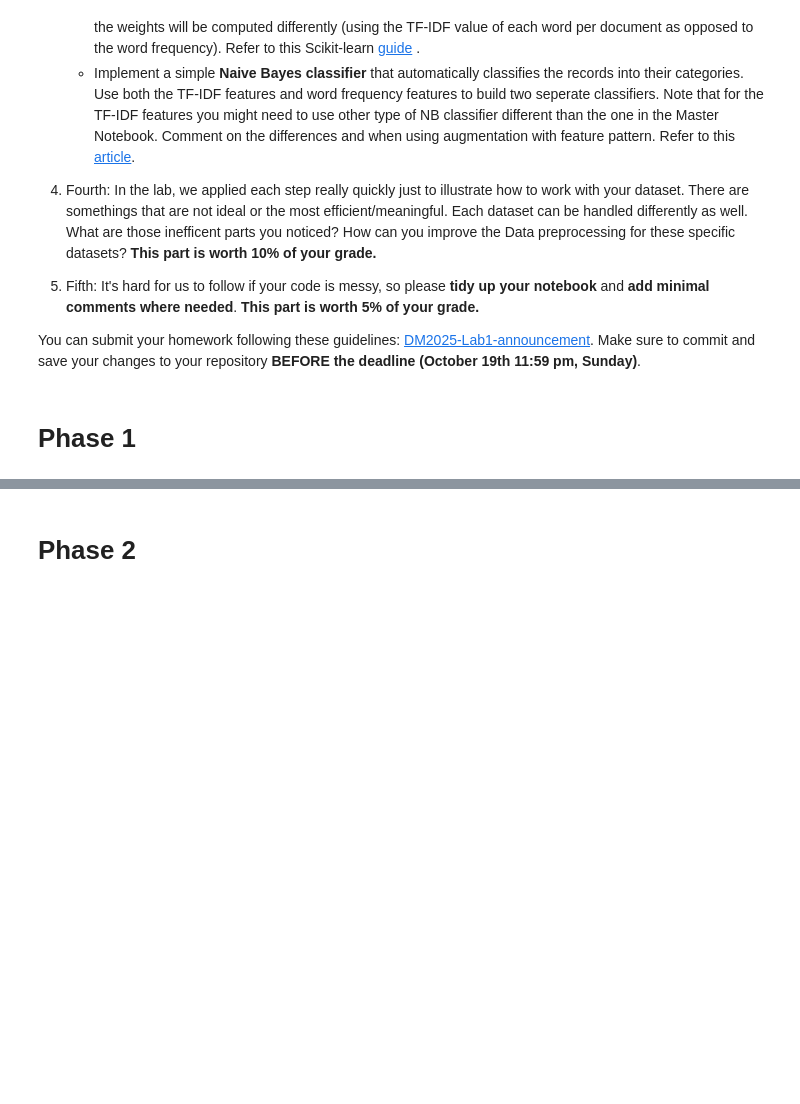
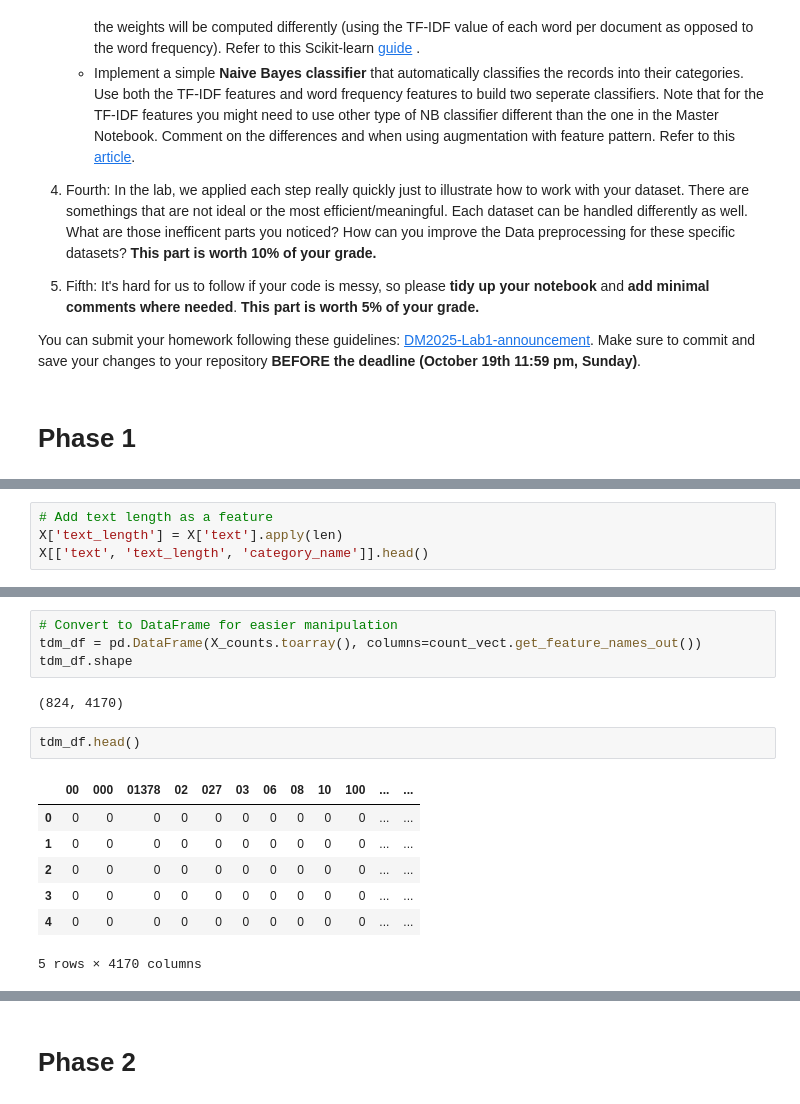
Before and after one commit to elakop/DM2025-Lab1-Exercise, a Jupyter notebook: DM2025-Lab1-Homework.ipynb, the cells around one changed output, grey strips where cells are left out. Cells and saved outputs as stored; diff of their text form; blank space fills up the shorter version.

```diff
--- a/DM2025-Lab1-Homework.ipynb
+++ b/DM2025-Lab1-Homework.ipynb
@@ -62,0 +307,4 @@ You can submit your homework following these guidelines: [DM2025-Lab1-announceme
+# %%
+# Add text length as a feature
+X['text_length'] = X['text'].apply(len)
+X[['text', 'text_length', 'category_name']].head()
@@ -62,0 +354,16 @@ You can submit your homework following these guidelines: [DM2025-Lab1-announceme
+# %%
+# Convert to DataFrame for easier manipulation
+tdm_df = pd.DataFrame(X_counts.toarray(), columns=count_vect.get_feature_names_out())
+tdm_df.shape
+# %% [output]
+(824, 4170)
+# %%
+tdm_df.head()
+# %% [output]
+|  | 00 | 000 | 01378 | 02 | 027 | 03 | 06 | 08 | 10 | 100 | ... | ... |
+| 0 | 0 | 0 | 0 | 0 | 0 | 0 | 0 | 0 | 0 | 0 | ... | ... |
+| 1 | 0 | 0 | 0 | 0 | 0 | 0 | 0 | 0 | 0 | 0 | ... | ... |
+| 2 | 0 | 0 | 0 | 0 | 0 | 0 | 0 | 0 | 0 | 0 | ... | ... |
+| 3 | 0 | 0 | 0 | 0 | 0 | 0 | 0 | 0 | 0 | 0 | ... | ... |
+| 4 | 0 | 0 | 0 | 0 | 0 | 0 | 0 | 0 | 0 | 0 | ... | ... |
+5 rows × 4170 columns
```
Also changed, not shown: parts of 83 cells of this notebook.
